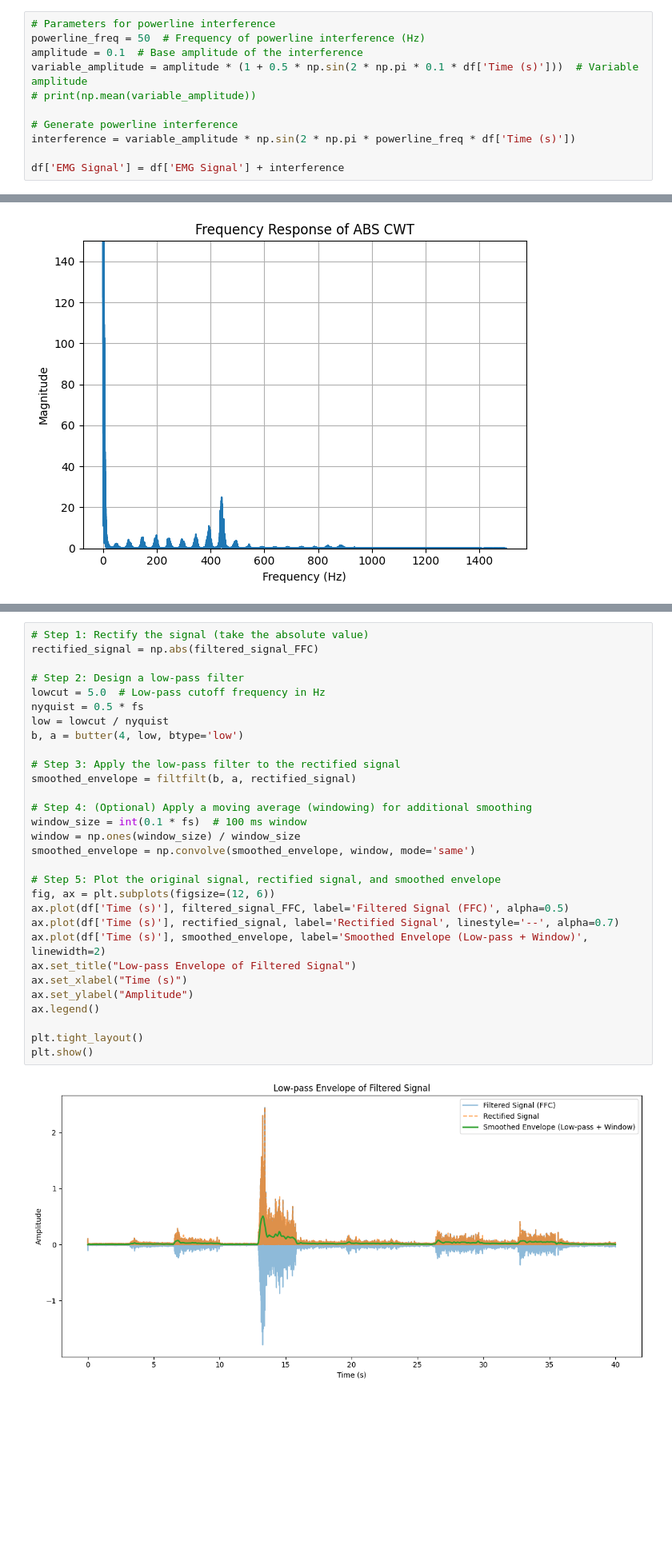
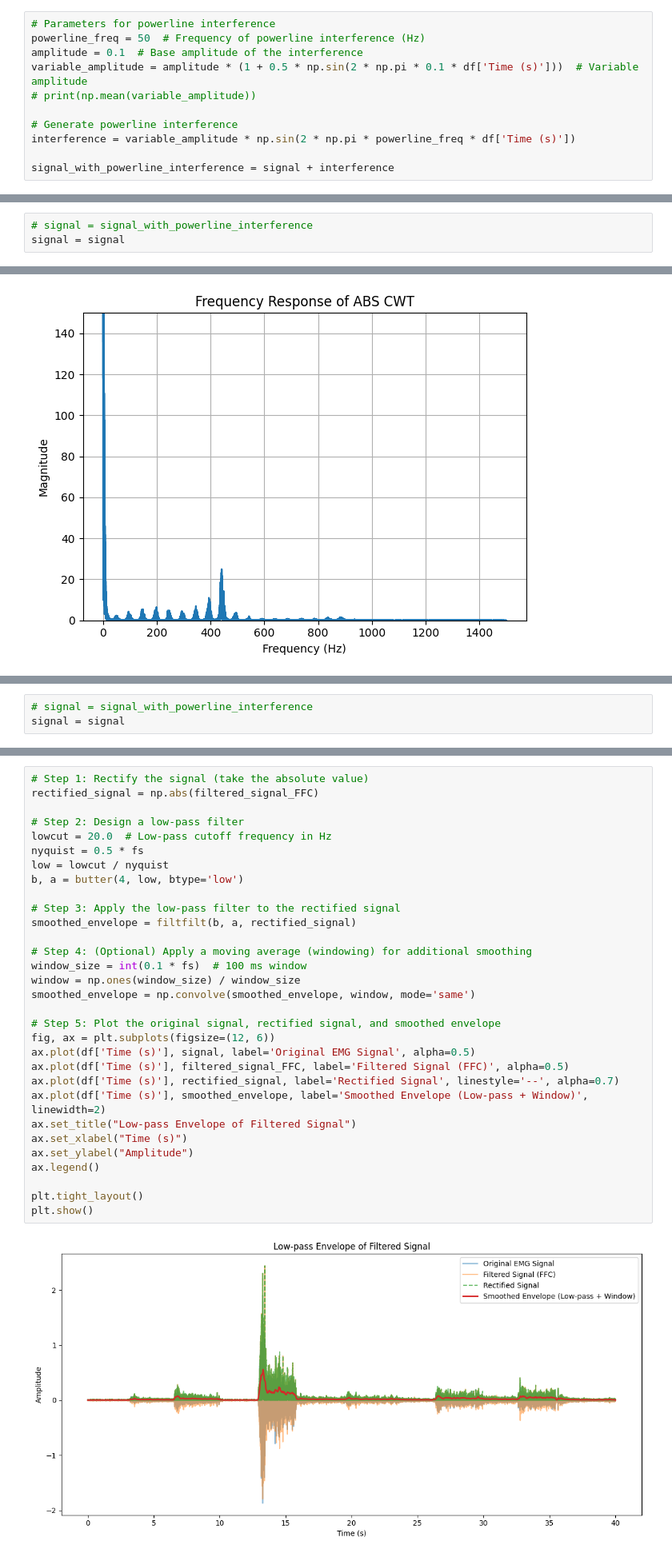
Before and after one commit to OlaffoJaszczur/CWT_magisterka, a Jupyter notebook: cwt_scale_surch.ipynb, the cells around one changed output, grey strips where cells are left out. Shown: that part at 80% size. Saved outputs shown, nothing was run; the diff lists cells and outputs as text; blank space fills up the shorter version.

```diff
--- a/cwt_scale_surch.ipynb
+++ b/cwt_scale_surch.ipynb
@@ -41,7 +65,7 @@ variable_amplitude = amplitude * (1 + 0.5 * np.sin(2 * np.pi * 0.1 * df['Time (s
 # Generate powerline interference
 interference = variable_amplitude * np.sin(2 * np.pi * powerline_freq * df['Time (s)'])
 
-df['EMG Signal'] = df['EMG Signal'] + interference
+signal_with_powerline_interference = signal + interference
 # %% [markdown]
 ![image.png](attachment:image.png)
 # %% [markdown]
@@ -185,3 +252,6 @@ Wavelet: cmor1.5-1.0
+# %%
+# signal = signal_with_powerline_interference
+signal = signal
 # %%
 '''
 coefs, frequencies = pywt.cwt(signal, scales, wavelet)
@@ -339,0 +395,3 @@ plt.show()
+# %%
+# signal = signal_with_powerline_interference
+signal = signal
@@ -340,35 +401,36 @@ plt.show()
 # %%
 # Step 1: Rectify the signal (take the absolute value)
 rectified_signal = np.abs(filtered_signal_FFC)
 
 # Step 2: Design a low-pass filter
-lowcut = 5.0  # Low-pass cutoff frequency in Hz
+lowcut = 20.0  # Low-pass cutoff frequency in Hz
 nyquist = 0.5 * fs
 low = lowcut / nyquist
 b, a = butter(4, low, btype='low')
 
 # Step 3: Apply the low-pass filter to the rectified signal
 smoothed_envelope = filtfilt(b, a, rectified_signal)
 
 # Step 4: (Optional) Apply a moving average (windowing) for additional smoothing
 window_size = int(0.1 * fs)  # 100 ms window
 window = np.ones(window_size) / window_size
 smoothed_envelope = np.convolve(smoothed_envelope, window, mode='same')
 
 # Step 5: Plot the original signal, rectified signal, and smoothed envelope
 fig, ax = plt.subplots(figsize=(12, 6))
+ax.plot(df['Time (s)'], signal, label='Original EMG Signal', alpha=0.5)
 ax.plot(df['Time (s)'], filtered_signal_FFC, label='Filtered Signal (FFC)', alpha=0.5)
 ax.plot(df['Time (s)'], rectified_signal, label='Rectified Signal', linestyle='--', alpha=0.7)
 ax.plot(df['Time (s)'], smoothed_envelope, label='Smoothed Envelope (Low-pass + Window)', linewidth=2)
 ax.set_title("Low-pass Envelope of Filtered Signal")
 ax.set_xlabel("Time (s)")
 ax.set_ylabel("Amplitude")
 ax.legend()
 
 plt.tight_layout()
 plt.show()
 # %% [output]
-[figure, old version]
+[figure, new version]
 # %%
 # Compute the FFT
 n = len(filtered_signal_FFC)
```
Also changed, not shown: parts of 21 cells of this notebook.
